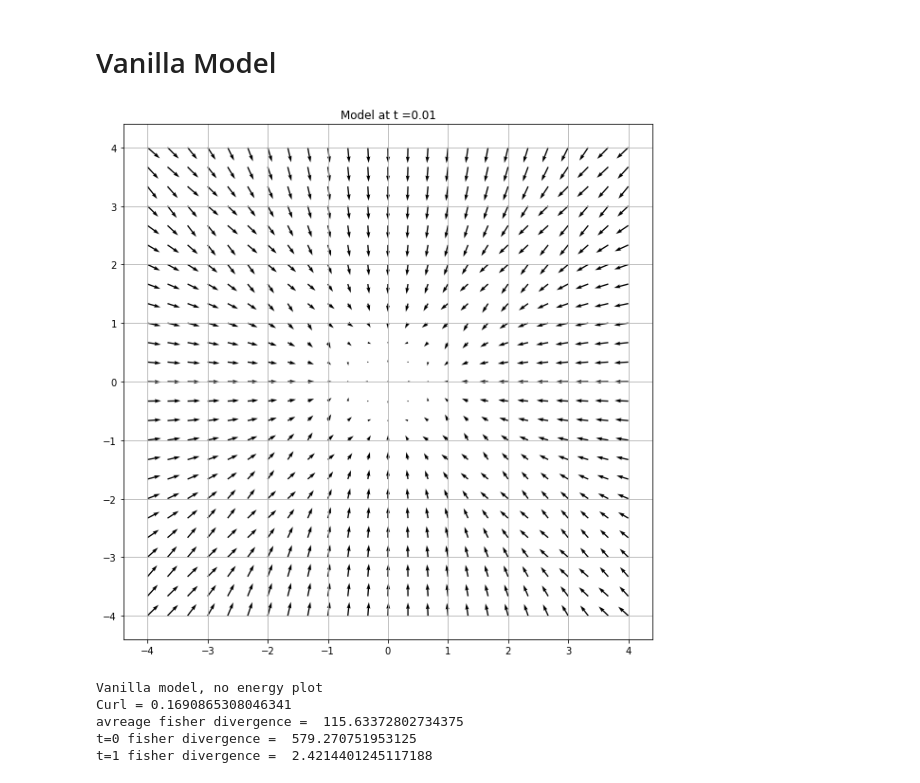
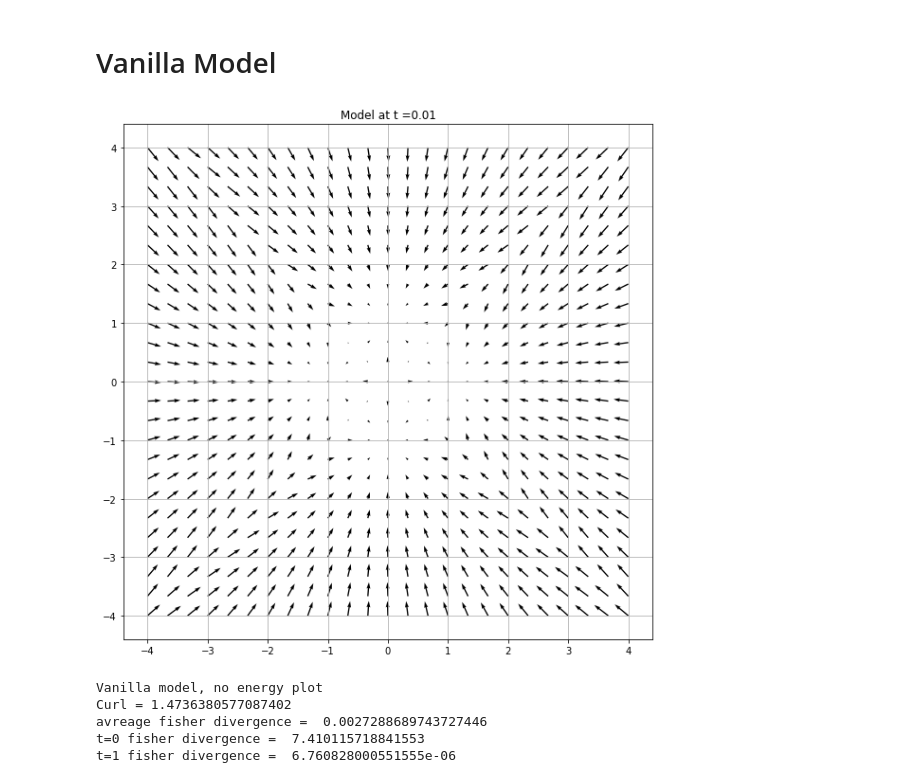
Before and after one commit to GBATZOLIS/conditional_score_diffusion, a Jupyter notebook: trained.ipynb, the cells around one changed output. Drawn from its saved outputs; the diff is of its cells as text; code cells hidden in the pictures.

```diff
--- a/trained.ipynb
+++ b/trained.ipynb
@@ -103,13 +104,13 @@ t=1 fisher divergence =  3.691249366966076e-05
 # %%
 from configs.jan.gaussian.vesde import get_config
 config = get_config()
-ckpt_path = 'logs/gaussian_bubbles/lightning_logs/version_1/checkpoints/epoch=6249-step=499999.ckpt'
+ckpt_path = 'logs/gaussian_bubbles/fokker_planck/proto/vanilla/checkpoints/best/last.ckpt'
 eval_model(ckpt_path, config)
 # %% [output]
-[figure, old version]
+[figure, new version]
 Vanilla model, no energy plot
-Curl = 0.1690865308046341
-avreage fisher divergence =  115.63372802734375
-t=0 fisher divergence =  579.270751953125
-t=1 fisher divergence =  2.4214401245117188
+Curl = 1.4736380577087402
+avreage fisher divergence =  0.0027288689743727446
+t=0 fisher divergence =  7.410115718841553
+t=1 fisher divergence =  6.760828000551555e-06
 [figure]
```
Also changed, not shown: parts of 3 cells of this notebook, 40 other files.
